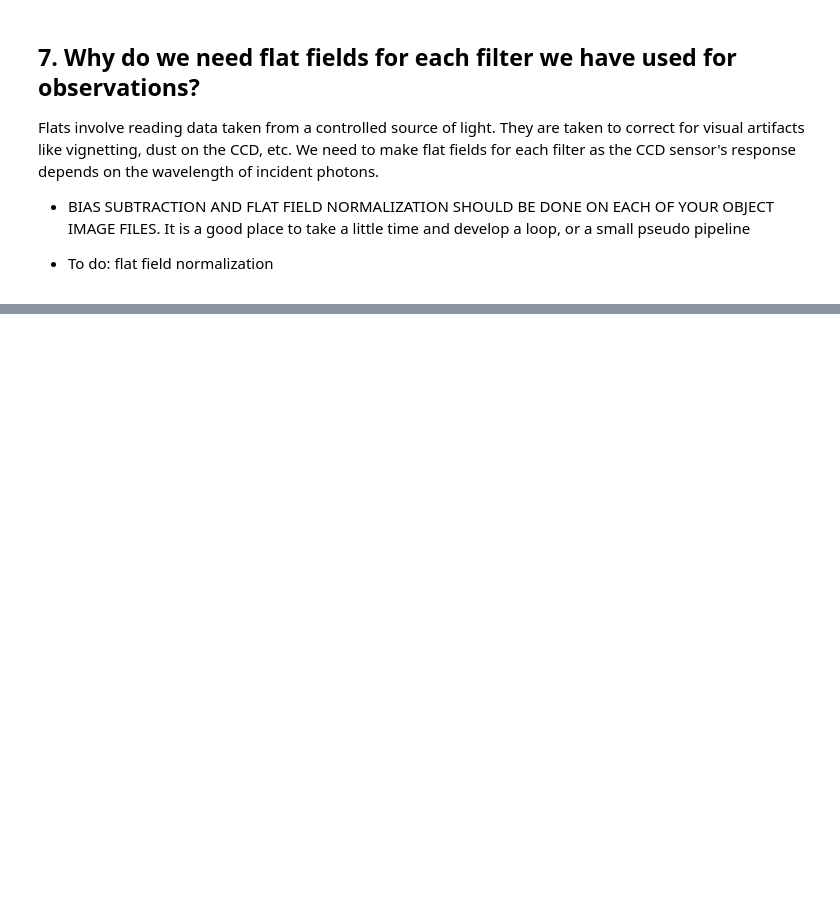
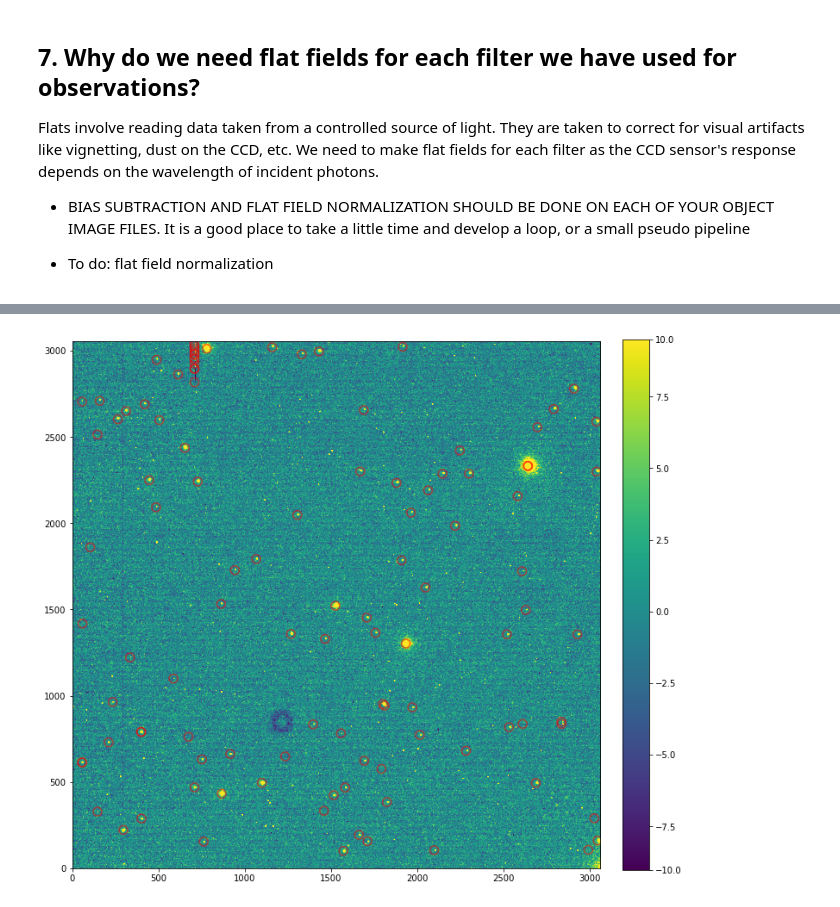
Before and after one commit to matt-ketk/astr-480, a Jupyter notebook: analysis/ReductionLab.ipynb, the cells around one changed output, grey strips where cells are left out. Saved outputs shown, nothing was run; the diff lists cells and outputs as text; code cells hidden in the pictures; blank space fills up the shorter version.

```diff
--- a/analysis/ReductionLab.ipynb
+++ b/analysis/ReductionLab.ipynb
@@ -106,0 +115,25 @@ Sky subtraction matters because the contributions of light from the background s
+# %%
+from astropy.visualization import SqrtStretch
+from astropy.stats import sigma_clipped_stats
+from astropy.visualization.mpl_normalize import ImageNormalize
+from photutils.aperture import CircularAperture
+from photutils.detection import DAOStarFinder
+
+tzboo3 = CCDData.read('./data/tz_boo/reduced/REDUCED_TZ_Boo_15s_V_3_20230505_053321.fits')
+
+mean, median, std = sigma_clipped_stats(tzboo3.data, sigma=3.0)
+daofind = DAOStarFinder(fwhm=3.0, threshold=5.*std)
+sources = daofind(tzboo3.data)
+
+positions = np.transpose((sources['xcentroid'], sources['ycentroid']))
+apertures = CircularAperture(positions, r=4.0)
+norm = ImageNormalize(stretch=SqrtStretch())
+# plt.imshow(tzboo3.data, cmap='Greys', origin='lower', norm=norm,
+#            interpolation='nearest');
+
+fig, ax = plt.subplots(figsize=(12, 12))
+
+show_image(tzboo3.data, fig=fig, ax=ax)
+apertures.plot(color='red', lw=10, alpha=0.5);
+# %% [output]
+[figure, added]
```
Also changed, not shown: parts of 8 cells of this notebook, 15 other files.
